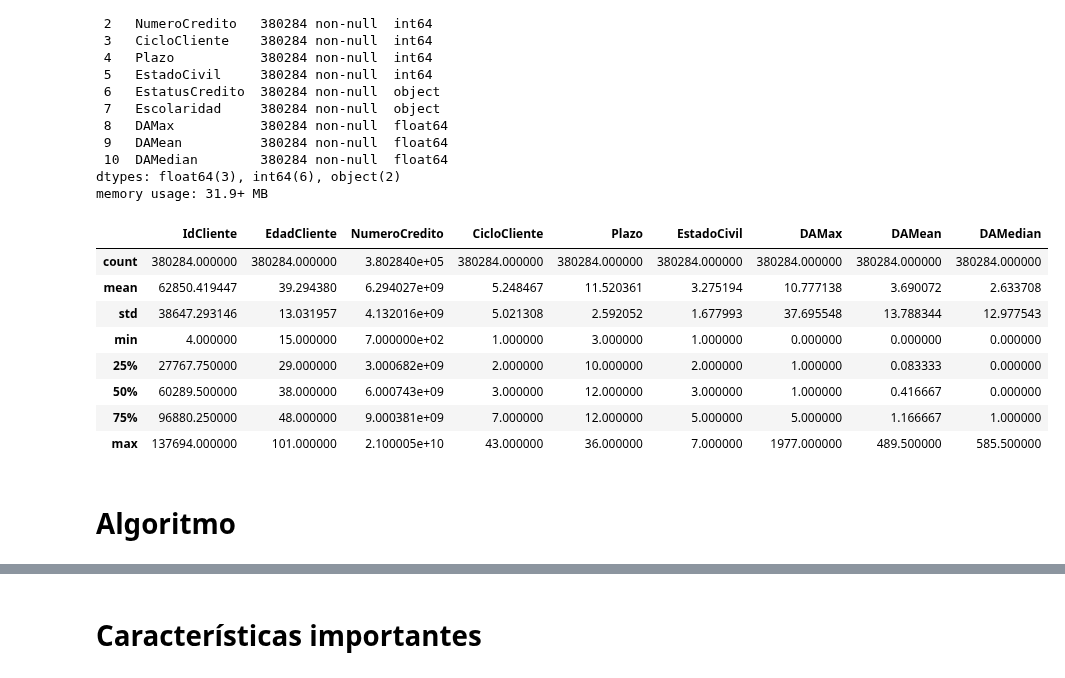
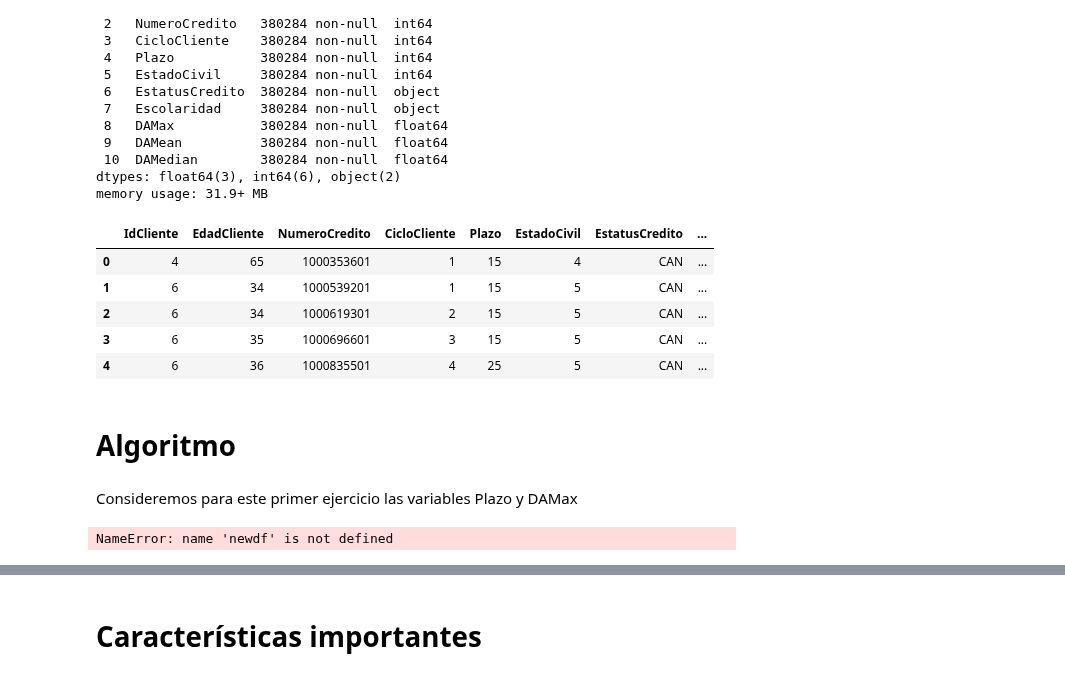
Before and after one commit to bmijangos/ProyectoIntegrador, a Jupyter notebook: Avance3_Equipo21.ipynb, the cells around one changed output, grey strips where cells are left out. Cells and saved outputs as stored; diff of their text form; code cells hidden in the pictures.

```diff
--- a/Avance3_Equipo21.ipynb
+++ b/Avance3_Equipo21.ipynb
@@ -378,16 +381,23 @@ Data columns (total 11 columns):
 dtypes: float64(3), int64(6), object(2)
 memory usage: 31.9+ MB
 # %%
-newdf.describe()
+newdf.head()
 # %% [output]
-|  | IdCliente | EdadCliente | NumeroCredito | CicloCliente | Plazo | EstadoCivil | DAMax | DAMean | DAMedian |
-| count | 380284.000000 | 380284.000000 | 3.802840e+05 | 380284.000000 | 380284.000000 | 380284.000000 | 380284.000000 | 380284.000000 | 380284.000000 |
-| mean | 62850.419447 | 39.294380 | 6.294027e+09 | 5.248467 | 11.520361 | 3.275194 | 10.777138 | 3.690072 | 2.633708 |
-| std | 38647.293146 | 13.031957 | 4.132016e+09 | 5.021308 | 2.592052 | 1.677993 | 37.695548 | 13.788344 | 12.977543 |
-| min | 4.000000 | 15.000000 | 7.000000e+02 | 1.000000 | 3.000000 | 1.000000 | 0.000000 | 0.000000 | 0.000000 |
-| 25% | 27767.750000 | 29.000000 | 3.000682e+09 | 2.000000 | 10.000000 | 2.000000 | 1.000000 | 0.083333 | 0.000000 |
-| 50% | 60289.500000 | 38.000000 | 6.000743e+09 | 3.000000 | 12.000000 | 3.000000 | 1.000000 | 0.416667 | 0.000000 |
-| 75% | 96880.250000 | 48.000000 | 9.000381e+09 | 7.000000 | 12.000000 | 5.000000 | 5.000000 | 1.166667 | 1.000000 |
-| max | 137694.000000 | 101.000000 | 2.100005e+10 | 43.000000 | 36.000000 | 7.000000 | 1977.000000 | 489.500000 | 585.500000 |
+|  | IdCliente | EdadCliente | NumeroCredito | CicloCliente | Plazo | EstadoCivil | EstatusCredito | ... |
+| 0 | 4 | 65 | 1000353601 | 1 | 15 | 4 | CAN | ... |
+| 1 | 6 | 34 | 1000539201 | 1 | 15 | 5 | CAN | ... |
+| 2 | 6 | 34 | 1000619301 | 2 | 15 | 5 | CAN | ... |
+| 3 | 6 | 35 | 1000696601 | 3 | 15 | 5 | CAN | ... |
+| 4 | 6 | 36 | 1000835501 | 4 | 25 | 5 | CAN | ... |
 # %% [markdown]
 # Algoritmo
+# %% [markdown]
+Consideremos para este primer ejercicio las variables Plazo y DAMax
+# %%
+X = newdf.iloc[:,[4, 8]].values
+
+df = pd.DataFrame(X, columns=['Plazo','DAMax'])
+
+df.head()
+# %% [output]
+NameError: name 'newdf' is not defined
```
Also changed, not shown: parts of 4 cells of this notebook.
